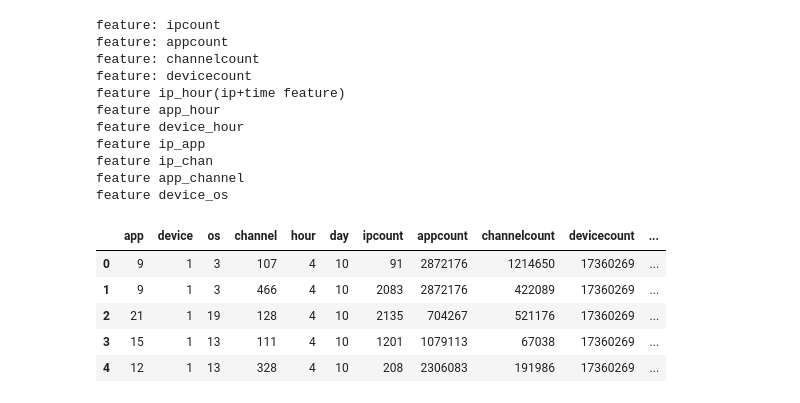
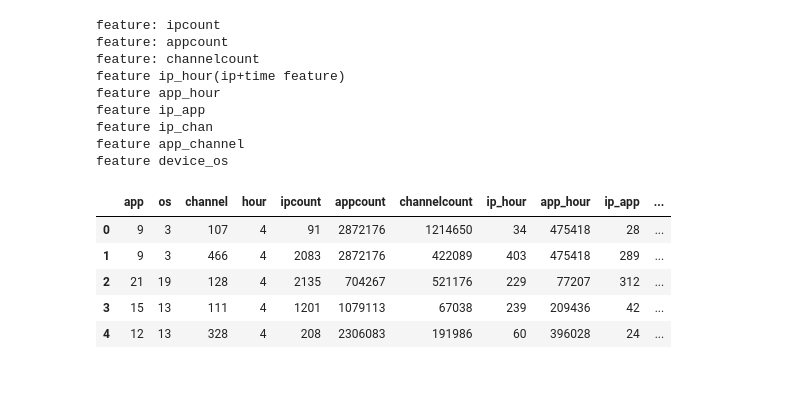
Before and after one commit to Easoncer/kaggle_AdTrackingFraudDetection, a Jupyter notebook: xgboost_v2_feature.ipynb, the cells around one changed output. Saved outputs shown, nothing was run; the diff lists cells and outputs as text; code cells hidden in the pictures.

```diff
--- a/xgboost_v2_feature.ipynb
+++ b/xgboost_v2_feature.ipynb
@@ -7,10 +7,9 @@ import xgboost as xgb
 import gc
 # %%
 # read_file
-
 path = 'dataset/'
 start_time = time.time()
-train = pd.read_csv(path+"train.csv", skiprows=160000000, nrows=1000000)
+train = pd.read_csv(path+"train.csv", skiprows=160000000, nrows=40000000)
 test = pd.read_csv(path+"test.csv")
 train.columns = ['ip', 'app', 'device', 'os', 'channel', 'click_time', 'attributed_time', 'is_attributed']
 print('[{}] Finished loading data'.format(time.time() - start_time))
@@ -29,7 +28,7 @@ def dataPreProcessTime(df):
     #df['dow']      = df['datetime'].dt.dayofweek.astype(int)
     #df['month']    = df['datetime'].dt.month.astype(int)
     df['hour']     = df['datetime'].dt.hour.astype('uint8')
-    df['day']      = df['datetime'].dt.day.astype('uint8')
+    #df['day']      = df['datetime'].dt.day.astype('uint8')
     #df.drop(['click_time','datetime'], axis=1, inplace=True)
     return df
 
@@ -194,12 +193,12 @@ def merge_feature(df):
     train = feature_ipcount(train)
     train = feature_appcount(train)
     train = feature_channelcount(train)
-    train = feature_devicecount(train)
+    #train = feature_devicecount(train)
 
     #combine time character
     train = feature_iphour(train)
     train = feature_apphour(train)
-    train = feature_devicehour(train)
+    #train = feature_devicehour(train)
 
     # combine two character
     train = feature_ipapp(train)
@@ -347,26 +363,24 @@ print('[{}] Start XGBoost Test'.format(time.time() - start_time))
 # %%
 # deal with the test data
 test=merge_feature(test)
-test.drop(['click_time','datetime','ip'], axis=1, inplace=True)
+test.drop(['click_time','datetime','ip','device'], axis=1, inplace=True)
 test.head()
 # %% [output]
 feature: ipcount
 feature: appcount
 feature: channelcount
-feature: devicecount
 feature ip_hour(ip+time feature)
 feature app_hour
-feature device_hour
 feature ip_app
 feature ip_chan
 feature app_channel
 feature device_os
-|  | app | device | os | channel | hour | day | ipcount | appcount | channelcount | devicecount | ... |
-| 0 | 9 | 1 | 3 | 107 | 4 | 10 | 91 | 2872176 | 1214650 | 17360269 | ... |
-| 1 | 9 | 1 | 3 | 466 | 4 | 10 | 2083 | 2872176 | 422089 | 17360269 | ... |
-| 2 | 21 | 1 | 19 | 128 | 4 | 10 | 2135 | 704267 | 521176 | 17360269 | ... |
-| 3 | 15 | 1 | 13 | 111 | 4 | 10 | 1201 | 1079113 | 67038 | 17360269 | ... |
-| 4 | 12 | 1 | 13 | 328 | 4 | 10 | 208 | 2306083 | 191986 | 17360269 | ... |
+|  | app | os | channel | hour | ipcount | appcount | channelcount | ip_hour | app_hour | ip_app | ... |
+| 0 | 9 | 3 | 107 | 4 | 91 | 2872176 | 1214650 | 34 | 475418 | 28 | ... |
+| 1 | 9 | 3 | 466 | 4 | 2083 | 2872176 | 422089 | 403 | 475418 | 289 | ... |
+| 2 | 21 | 19 | 128 | 4 | 2135 | 704267 | 521176 | 229 | 77207 | 312 | ... |
+| 3 | 15 | 13 | 111 | 4 | 1201 | 1079113 | 67038 | 239 | 209436 | 42 | ... |
+| 4 | 12 | 13 | 328 | 4 | 208 | 2306083 | 191986 | 60 | 396028 | 24 | ... |
 # %%
 sub['is_attributed'] = model.predict(xgb.DMatrix(test), ntree_limit=model.best_ntree_limit)
 sub.to_csv('xgb_sub.csv',index=False)
```
Also changed, not shown: parts of 12 cells of this notebook.
